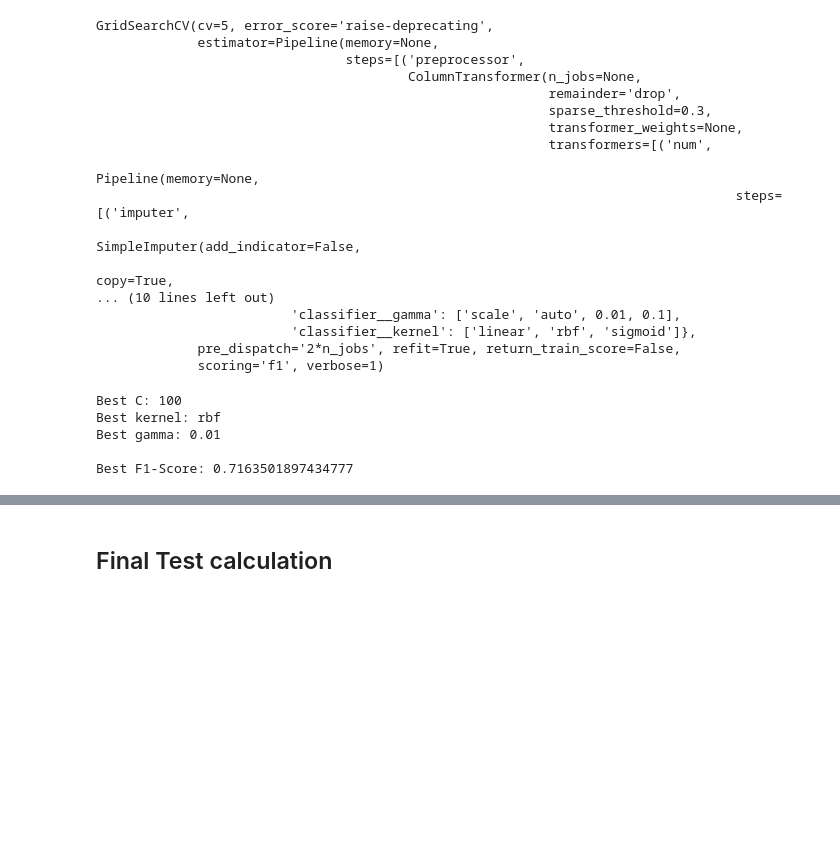
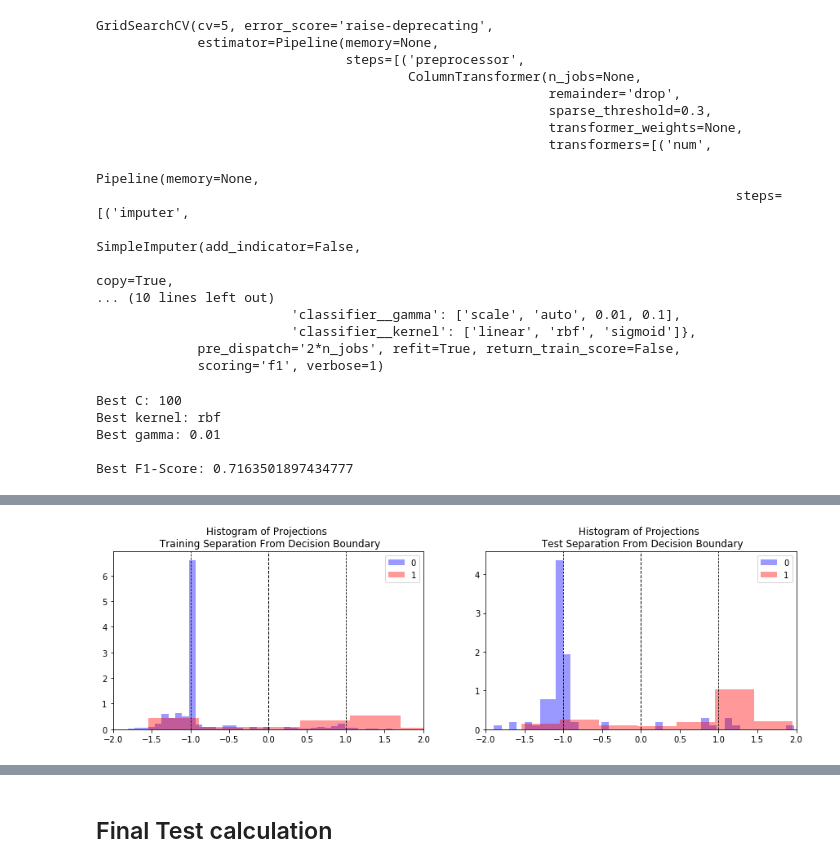
Before and after one commit to ivnbarrera/ivn_datascience, a Jupyter notebook: kaggle/Titanic/titanic.ipynb, the cells around one changed output, grey strips where cells are left out. Saved outputs shown, nothing was run; the diff lists cells and outputs as text; code cells hidden in the pictures; blank space fills up the shorter version.

```diff
--- a/kaggle/Titanic/titanic.ipynb
+++ b/kaggle/Titanic/titanic.ipynb
@@ -200,7 +225,7 @@ test precision: 0.7837837837837838, recall: 0.7837837837837838, f1-score: 0.7837
 from sklearn.svm import SVC
 # %%
 svm = Pipeline(steps=[('preprocessor', preprocessor),
-                      ('classifier', SVC())])
+                      ('classifier', SVC(probability=True))])
 
 svm.fit(X_train, y_train)
 # Get metrics for the model
@@ -288,0 +329,13 @@ Best F1-Score: 0.7163501897434777
+# %%
+plt.figure(figsize=(15,4))
+ax1 = plt.subplot2grid((1,2), (0,0))
+ax2 = plt.subplot2grid((1,2), (0,1))
+
+svc_boundaries_binary(svc_cv, X_train, y_train, ax1)
+ax1.set_title('Histogram of Projections \n Training Separation From Decision Boundary')
+svc_boundaries_binary(svc_cv, X_test, y_test, ax2)
+ax2.set_title('Histogram of Projections \n Test Separation From Decision Boundary')
+
+plt.show()
+# %% [output]
+[figure, added]
```
Also changed, not shown: parts of 15 cells of this notebook, 2 other files.
